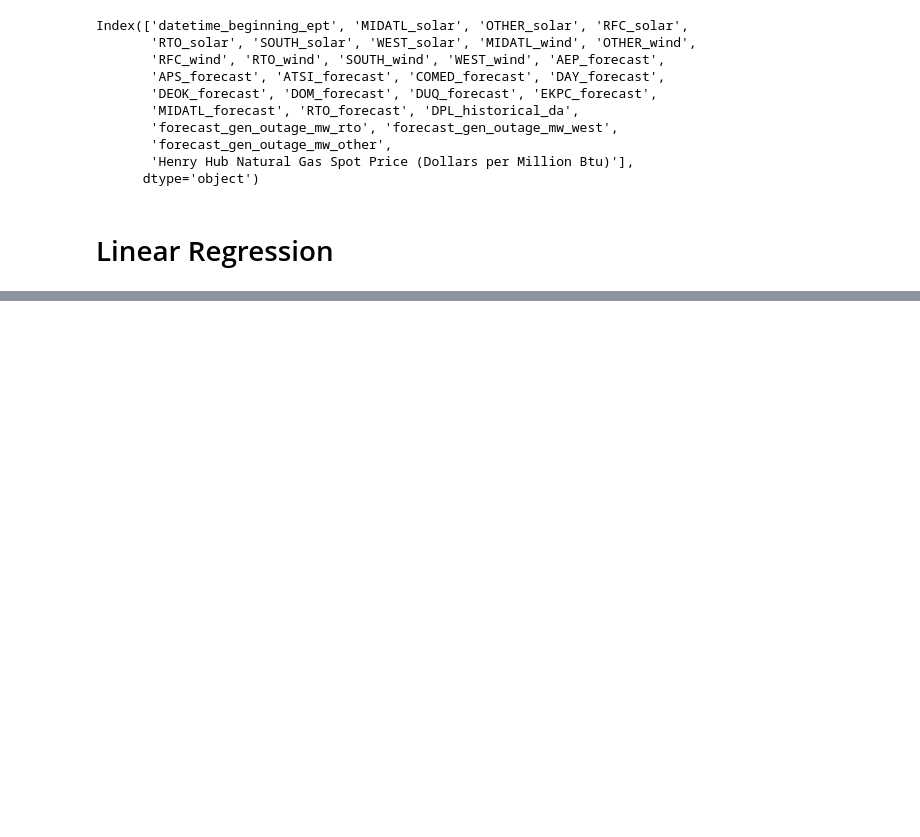
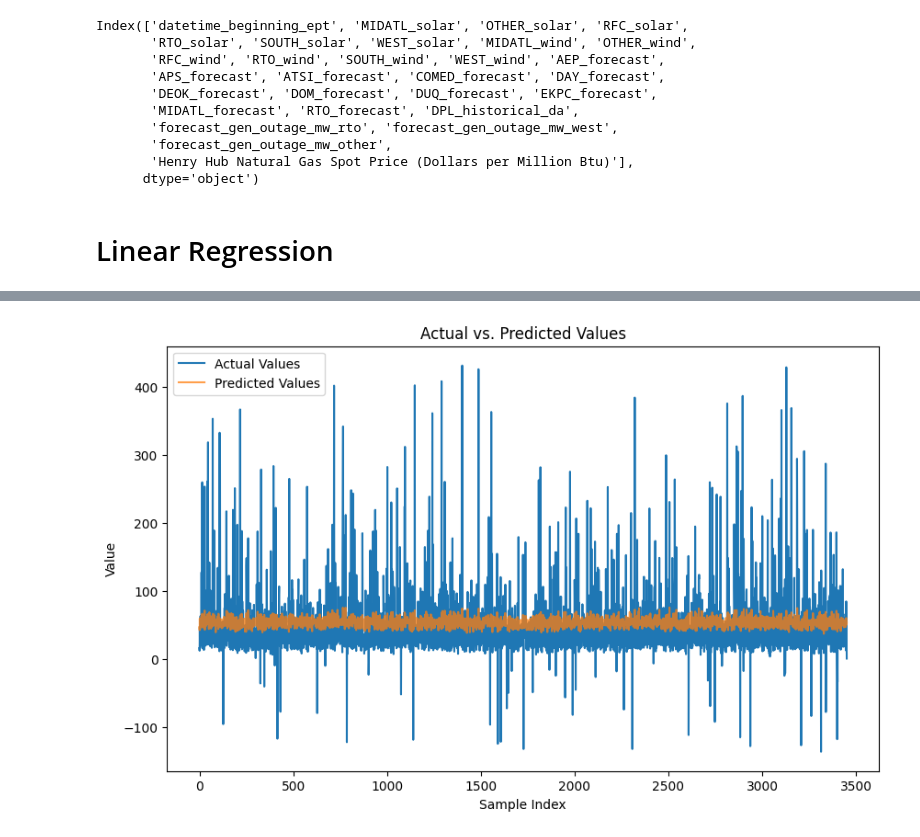
Before and after one commit to MSCI-446-Project-Team/MSCI_446_ML_Course_Project, a Jupyter notebook: Predictions/src/models.ipynb, the cells around one changed output, grey strips where cells are left out. Saved outputs shown, nothing was run; the diff lists cells and outputs as text; code cells hidden in the pictures; blank space fills up the shorter version.

```diff
--- a/Predictions/src/models.ipynb
+++ b/Predictions/src/models.ipynb
@@ -57,0 +231,13 @@ Index(['datetime_beginning_ept', 'MIDATL_solar', 'OTHER_solar', 'RFC_solar',
+# %%
+# plt.figure(figsize=(10, 6))
+# plt.plot(y_true, label='Actual Values')
+# plt.plot(y_pred, label='Predicted Values', alpha=0.75)
+# plt.xlabel('Sample Index')
+# plt.ylabel('Value')
+# plt.title('Actual vs. Predicted Values')
+# plt.legend()
+# plt.show()
+
+plot_actual_predicted(y_true, y_pred)
+# %% [output]
+[figure, added]
```
Also changed, not shown: parts of 32 cells of this notebook, 3 other files.
